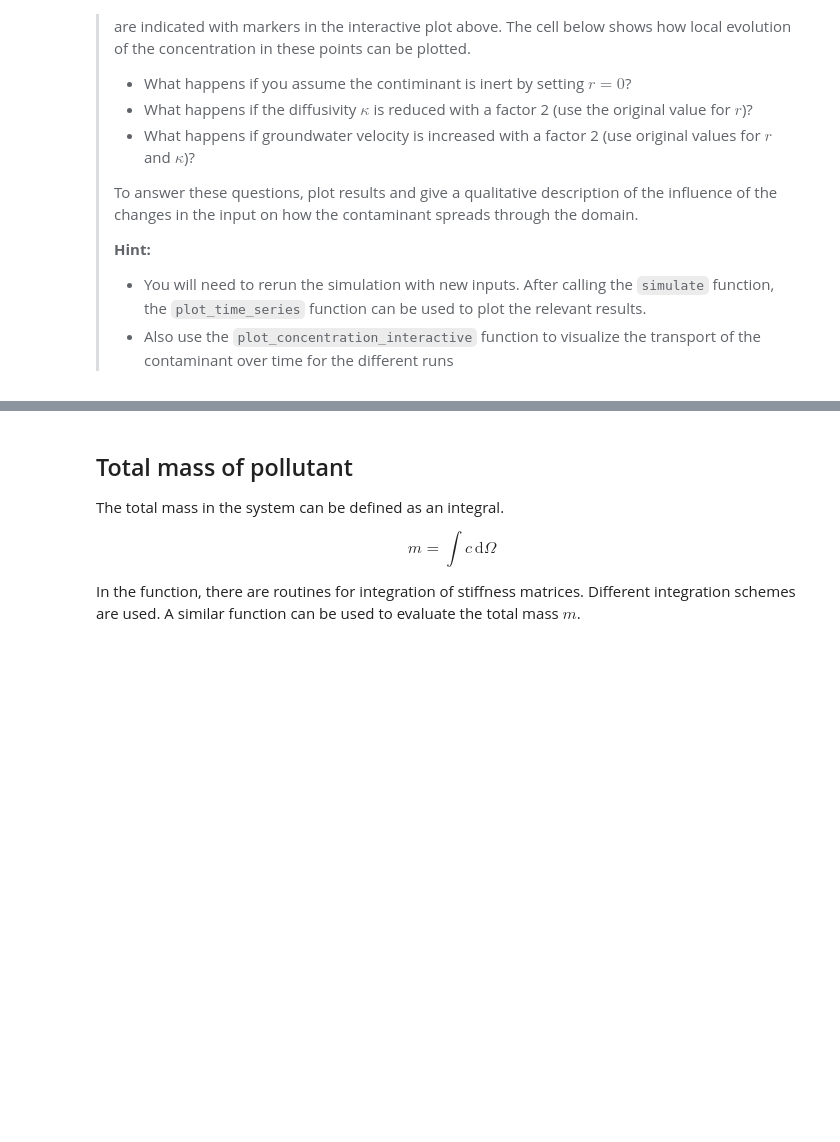
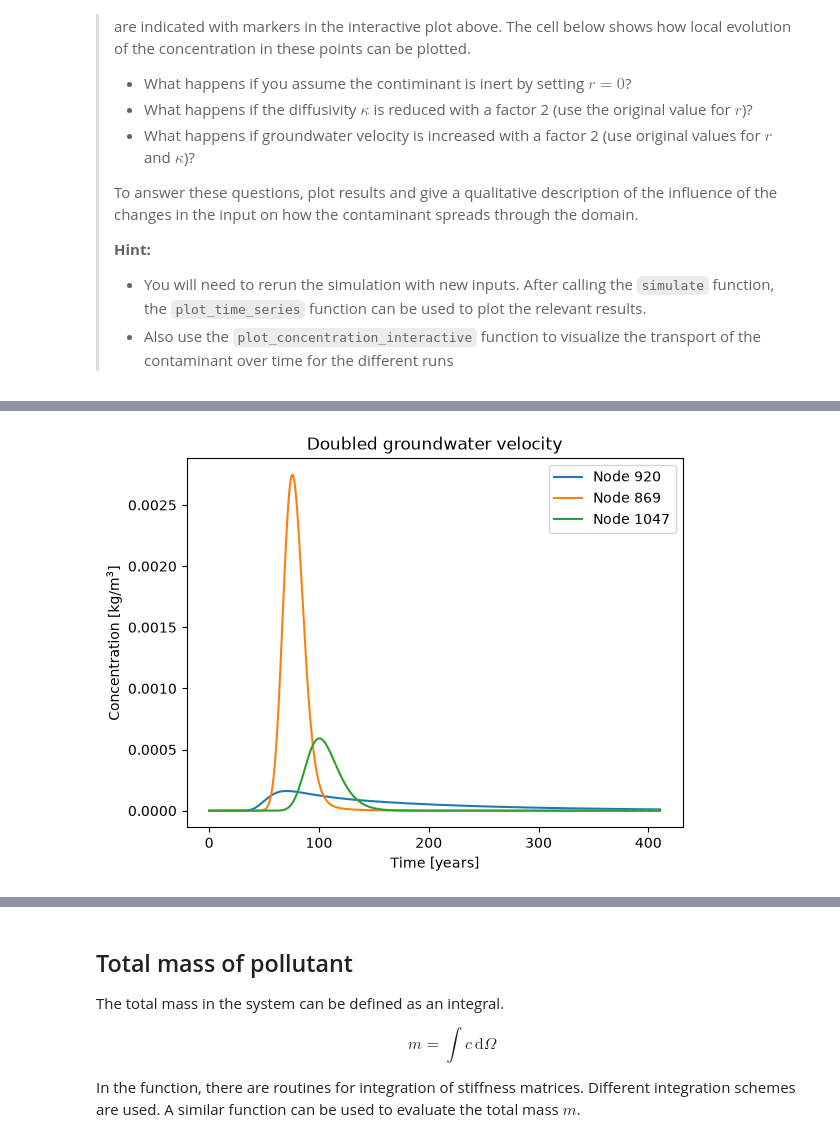
Before and after one commit to Casper-tudelft/GA2.2, a Jupyter notebook: contamination.ipynb, the cells around one changed output, grey strips where cells are left out. Cells and saved outputs as stored; diff of their text form; code cells hidden in the pictures; blank space fills up the shorter version.

```diff
--- a/contamination.ipynb
+++ b/contamination.ipynb
@@ -349,0 +379,13 @@ plot_time_series(concentrations, measurement_nodes, dt_days, 'Reference solution
+# %%
+# Case 3: increase groundwater velocity by a factor of 2
+concentrations_high_velocity = simulate(2 * velocities)
+
+plot_time_series(concentrations_high_velocity, measurement_nodes, dt_days,
+                  'Doubled groundwater velocity')
+
+pp.plot_concentration_interactive(
+    nodes, connectivity, concentrations_high_velocity,
+    critical_value=0.00006, highlight_nodes=measurement_nodes
+)
+# %% [output]
+[figure, added]
```
Also changed, not shown: parts of 5 cells of this notebook.
